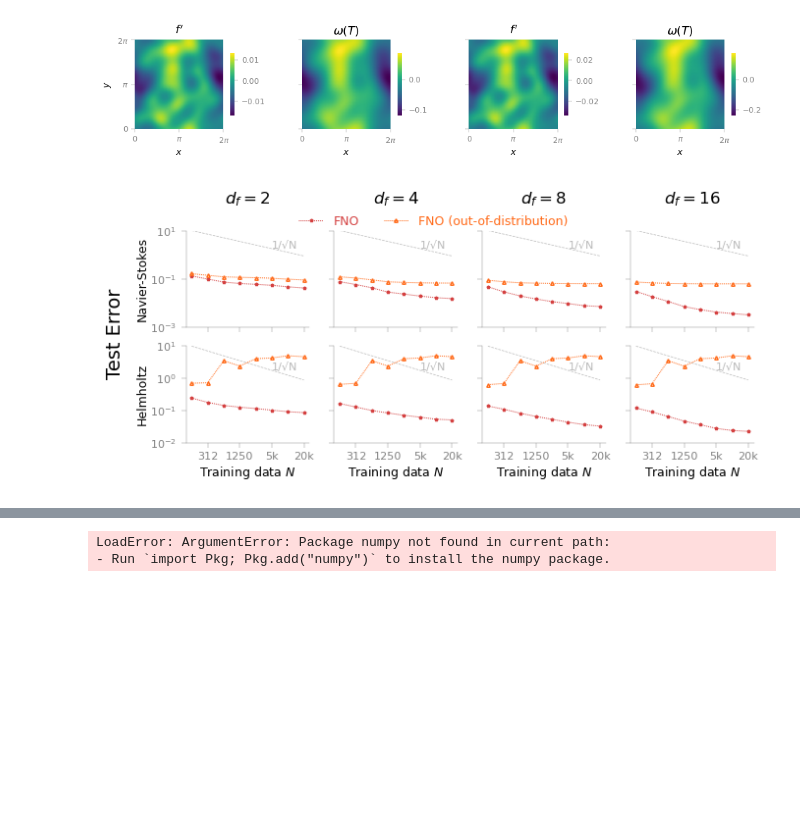
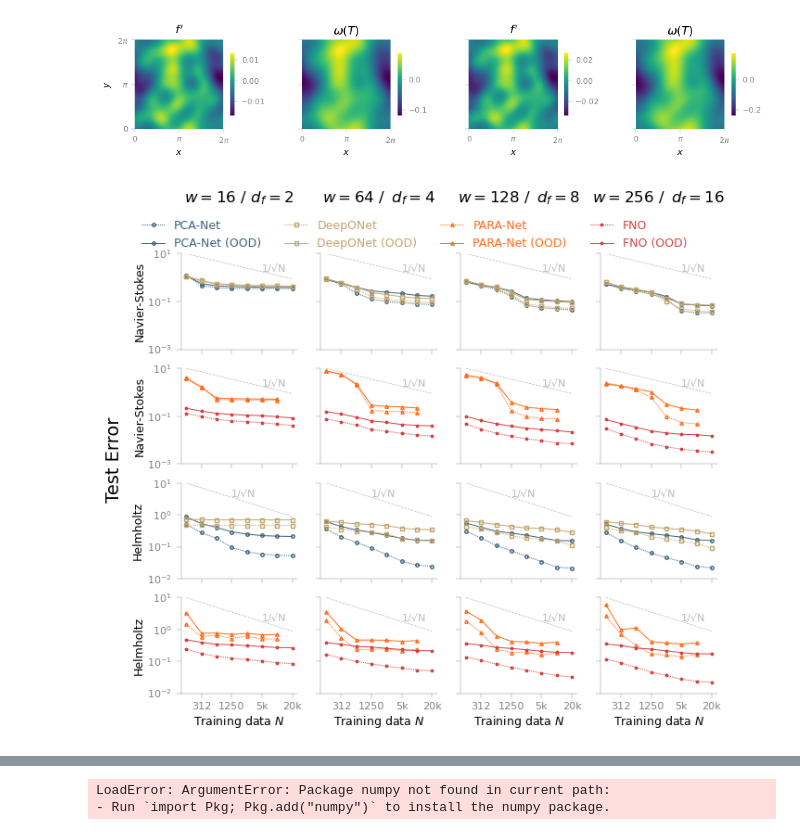
Before and after one commit to Zhengyu-Huang/Operator-Learning, a Jupyter notebook: FNO-out-of-distribution.ipynb, the cells around one changed output, grey strips where cells are left out. Drawn from its saved outputs; the diff is of its cells as text; code cells hidden in the pictures; blank space fills up the shorter version.

Commit message:
update out-of-d test results

```diff
--- a/FNO-out-of-distribution.ipynb
+++ b/FNO-out-of-distribution.ipynb
@@ -149,21 +149,21 @@ fig.savefig("NS-map-out-of-d-"*coloroption*".pdf")
 
 include("/groups/esm/dzhuang/Operator-Learning/Data-NN-Plot.jl") # load data
 
-sizes = [L"d_f = 2",L"d_f = 4",L"d_f = 8",L"d_f = 16"]
+probs = ["Navier-Stokes","Navier-Stokes", "Helmholtz","Helmholtz"]
 
 
 coloroption = "paper"
 
 
 ########### Error vs Data
-ylims = [1e-3 10; 1e-2 10; 0.04 0.4; 0.1 10]
+ylims = [1e-3 10; 1e-3 10; 1e-2 10; 1e-2 10]
 ypad = [1, 1, 2.5,1.5]
 
-fig, ax = PyPlot.subplots(ncols = 4,nrows=2, sharex=true, figsize=(6.8,3.0))
+fig, ax = PyPlot.subplots(ncols = 4,nrows=4, sharex=true, figsize=(6.8,6))
 
 N_Data = [156, 312, 625, 1250, 2500, 5000, 10000, 20000]
 
-for i = 1:2 # test problems
+for i = 1:4 # test problems
     for j = 1:4 # plot columns
         ax[i,j].loglog(N_Data, ylims[i,2]*sqrt(N_Data[1]) ./ sqrt.(N_Data), color = "#bababa",  linewidth=0.5,linestyle="dashed")
         if i == 3
@@ -172,59 +172,71 @@ for i = 1:2 # test problems
             ax[i,j].text(5000,ylims[i,2]*sqrt(N_Data[1])./sqrt(5000),"1/√N",color="#bababa",fontsize=8)
         end
 
+        if i==1 || i == 3
+            ax[i,j].loglog(N_Data,PCA_Data[j:5:40,5,div(i+1,2)],color=colors[1], linestyle=(0,(1,1)), marker = markers[1], fillstyle="none",label="PCA-Net")
+            ax[i,j].loglog(N_Data,PCA_Out_Of_Distribution_Data[j:5:40,5,div(i+1,2)],color=colors[1], linestyle="solid", marker = markers[1], fillstyle="none",label="PCA-Net (OOD)")
 
-        ax[i,j].loglog(N_Data,FNO_Data[j:5:40,5,i],color=colors[4], linestyle=(0,(1,1)), marker = markers[4], fillstyle="none",label="FNO")
+            ax[i,j].loglog(N_Data,DeepONet_Data[j:5:40,5,div(i+1,2)],color=colors[2], linestyle=(0,(1,1)), marker = markers[2], fillstyle="none",label="DeepONet")
+            ax[i,j].loglog(N_Data,DeepONet_Out_Of_Distribution_Data[j:5:40,5,div(i+1,2)],color=colors[2], linestyle="solid", marker = markers[2], fillstyle="none",label="DeepONet (OOD)")
+        else
+            ax[i,j].loglog(N_Data[1:7],PARA_Data[j:5:40,5,div(i+1,2)][1:7],color=colors[3], linestyle=(0,(1,1)), marker = markers[3], fillstyle="none",label="PARA-Net")
+            ax[i,j].loglog(N_Data[1:7],PARA_Out_Of_Distribution_Data[j:5:40,5,div(i+1,2)][1:7],color=colors[3], linestyle="solid", marker = markers[3], fillstyle="none",label="PARA-Net (OOD)")
 
-        ax[i,j].loglog(N_Data,FNO_Out_Of_Distribution_Data[j:5:40,5,i],color=colors[3], linestyle=(0,(1,1)), marker = markers[3], fillstyle="none",label="FNO (out-of-distribution)")
 
+            ax[i,j].loglog(N_Data,FNO_Data[j:5:40,5,div(i+1,2)],color=colors[4], linestyle=(0,(1,1)), marker = markers[4], fillstyle="none",label="FNO")
+            ax[i,j].loglog(N_Data,FNO_Out_Of_Distribution_Data[j:5:40,5,div(i+1,2)],color=colors[4], linestyle="solid", marker = markers[4], fillstyle="none",label="FNO (OOD)")
+        end
+
+        ax[i,j].set_ylim(ylims[i,:])
         ax[i,j].set_ylim(ylims[i,:])
 
         # set titles on top row
         if i == 1
-            ax[i,j].set_title(sizes[j],pad=20,color=lbl)
+            ax[i,j].set_title(sizes[j],pad=40,color=lbl)
         end
 
         # set xlabels on bottom row
-        if i == 2
+        if i == 4
             ax[i,j].set_xlabel(latexstring("Training data ",L"N"),labelpad=2,color=lbl)
         end
 
         # gray spines and ticks
         ax[i,j].spines["top"].set_visible(false)
         ax[i,j].spines["right"].set_visible(false)
         ax[i,j].spines["left"].set_color(tk)
         ax[i,j].spines["left"].set_linewidth(0.3)
         ax[i,j].spines["bottom"].set_color(tk)
         ax[i,j].spines["bottom"].set_linewidth(0.3)
         ax[i,j].set_xticks(N_Data[2:2:end])
         ax[i,j].set_xticklabels(["312","1250","5k","20k"])
         ax[i,j][:xaxis][:set_tick_params](colors=tk,width=0.3)
         ax[i,j][:xaxis][:set_tick_params](which="minor",bottom=false) # remove minor tick labels
         ax[i,j][:yaxis][:set_tick_params](colors=tk,width=0.3)
         ax[i,j][:yaxis][:set_tick_params](which="minor",left=false)
 
-        if i == 3
-            ax[i,j].set_yticks([0.05, 0.1, 0.2, 0.4])
-            ax[i,j][:yaxis][:set_minor_formatter](plt.NullFormatter())
-        end
+#         if i == 3
+#             ax[i,j].set_yticks([0.05, 0.1, 0.2, 0.4])
+#             ax[i,j][:yaxis][:set_minor_formatter](plt.NullFormatter())
+#         end
 
         # set labels on left column and remove tick labels elsewhere
         if j == 1
             ax[i,j].set_ylabel(probs[i],labelpad=ypad[i],color=lbl)
-            if i == 3
-                ax[i,j].set_yticklabels(["0.05", "0.1", "0.2", "0.4"])
-            end
+#             if i == 3
+#                 ax[i,j].set_yticklabels(["0.05", "0.1", "0.2", "0.4"])
+#             end
         else
             ax[i,j].set_yticklabels("")
         end
     end
 end
 
 handles, labels = ax[1,1].get_legend_handles_labels()
-plt.subplots_adjust(bottom=0.13,top=0.85,left=0.13,right=0.98,hspace=0.2)
+handles_2, labels_2 = ax[2,1].get_legend_handles_labels()
+plt.subplots_adjust(bottom=0.08,top=0.87,left=0.13,right=0.98,hspace=0.2)
 # plt.tight_layout()
-fig.legend(handles,labels,loc = "upper center",bbox_to_anchor=(0.5,0.94),ncol=4,frameon=false,fontsize=9,labelcolor="linecolor")
+fig.legend([handles; handles_2],[labels;labels_2],loc = "upper center",bbox_to_anchor=(0.5,0.95),ncol=4,frameon=false,fontsize=9,labelcolor="linecolor")
 fig.text(0.01, 0.5, "Test Error", ha="left", va="center", rotation="vertical",fontsize=14,color=lbl)
 plt.savefig("All-Error-Data-out-of-d-"*coloroption*".pdf")
 # %% [output]
-[figure, old version]
+[figure, new version]
```
Also changed, not shown: parts of 1 cell of this notebook, 1 other file.
